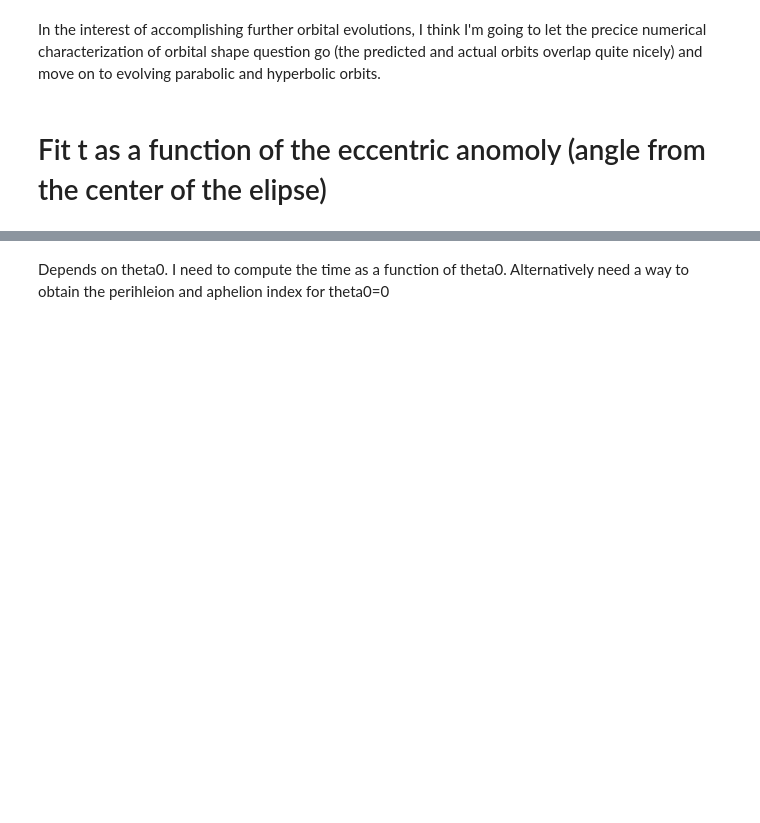
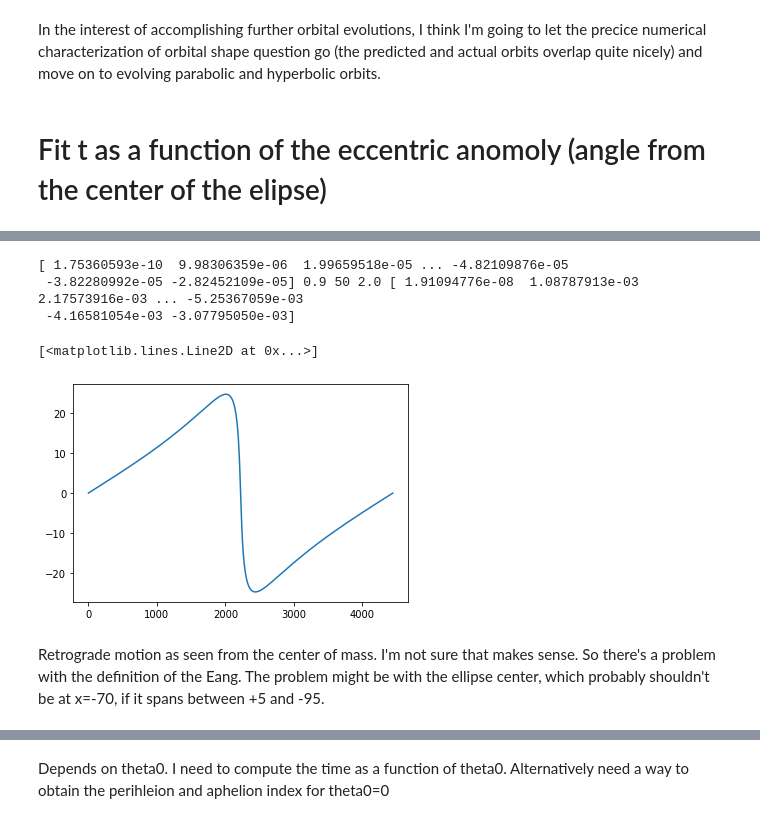
Before and after one commit to sdorsher/ManyBodyProblem, a Jupyter notebook: Vector Elliptical Refactored.ipynb, the cells around one changed output, grey strips where cells are left out. Saved outputs shown, nothing was run; the diff lists cells and outputs as text; code cells hidden in the pictures; blank space fills up the shorter version.

```diff
--- a/Vector Elliptical Refactored.ipynb
+++ b/Vector Elliptical Refactored.ipynb
@@ -306,6 +357,9 @@ def yofeccanom(rad, Eang, ecc):
     return b*np.sin(Eang)
 # %%
 def tofeccanom(Eang, rad,ecc,mass):
-    return rad*np.sqrt(rad/mass)*(Eang-ecc*np.sin(Eang))
+    b=getsemiminor(rad,ecc)
+    fitval=rad*b*(Eang-ecc*np.sin(Eang))
+    print(Eang, ecc,rad,mass,fitval)
+    return fitval
 # %%
 def residualtEang(pars,nptimes,Eang):
@@ -313,3 +389,13 @@ def residualtEang(pars,nptimes,Eang):
+# %%
+plt.plot(nptimesoneorbit,tofeccanom(Eangoneorbit,rad0,ecc0,np.sum(masses)))
+# %% [output]
+[ 1.75360593e-10  9.98306359e-06  1.99659518e-05 ... -4.82109876e-05
+ -3.82280992e-05 -2.82452109e-05] 0.9 50 2.0 [ 1.91094776e-08  1.08787913e-03  2.17573916e-03 ... -5.25367059e-03
+ -4.16581054e-03 -3.07795050e-03]
+[<matplotlib.lines.Line2D at 0x...>]
+[figure, added]
+# %% [markdown]
+Retrograde motion as seen from the center of mass. I'm not sure that makes sense. So there's a problem with the definition of the Eang. The problem might be with the ellipse center, which probably shouldn't be at x=-70, if it spans between +5 and -95.
 # %%
 from lmfit import Minimizer,Parameters
 pfittEang = Parameters()
```
Also changed, not shown: parts of 31 cells of this notebook.
